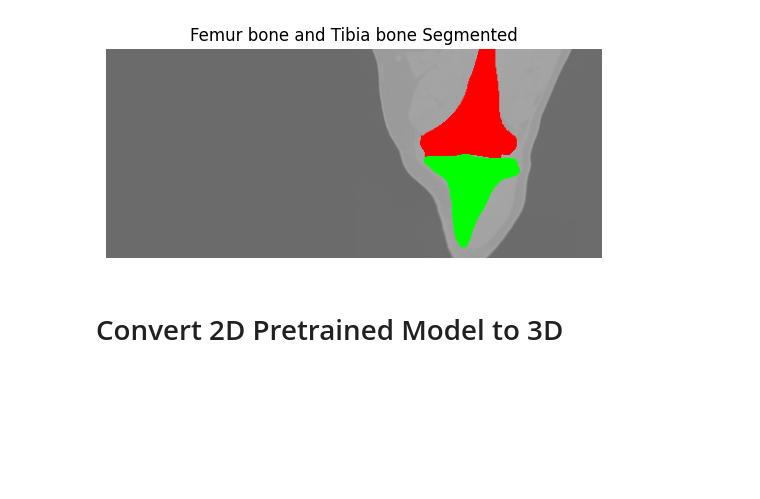
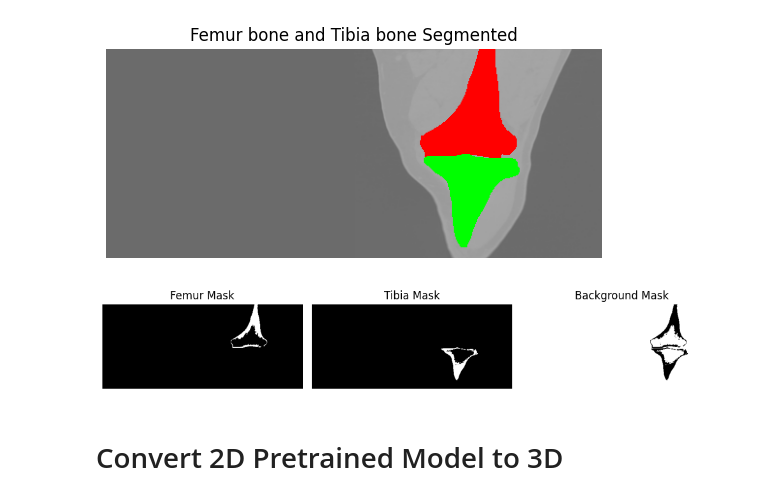
Before and after one commit to Priyanka32-gif/Feature_Extraction_Deeplearning, a Jupyter notebook: Notebook/Feature_Comparision.ipynb, the cells around one changed output. Drawn from its saved outputs; the diff is of its cells as text; code cells hidden in the pictures; blank space fills up the shorter version.

```diff
--- a/Notebook/Feature_Comparision.ipynb
+++ b/Notebook/Feature_Comparision.ipynb
@@ -85,7 +85,8 @@ class BoneSegmentationPipeline:
         self.femur_label = None
 
     def threshold_bone(self, data):
-        return (data >= self.threshold).astype(np.uint8)
+        bone_mask = (data >= self.threshold).astype(np.uint8)
+        return bone_mask
 
     def label_components(self, bone_mask):
         labeled_mask, num_features = label(bone_mask)
@@ -132,20 +133,47 @@ class BoneSegmentationPipeline:
         plt.show()
 
     def run(self, data, slice_idx=None, visualize=True):
-        bone_mask = self.threshold_bone(data)
+        bone_mask= self.threshold_bone(data)
         labeled_mask = self.label_components(bone_mask)
         tibia_mask, femur_mask = self.create_masks(labeled_mask)
         filled_tibia, filled_femur = self.dilate_and_fill_masks(tibia_mask, femur_mask)
         color_volume = self.apply_color_segmentation(data, filled_tibia, filled_femur)
         if visualize and slice_idx is not None:
             self.visualize_segmentation(color_volume, slice_idx)
-        return color_volume, filled_tibia, filled_femur
+        return color_volume, tibia_mask, femur_mask
 # %%
 slice_idx = 260  # slice where bone is mostly visible
 
 segmenter = BoneSegmentationPipeline()
-color_volume, tibia_mask, femur_mask = segmenter.run(data, slice_idx=slice_idx)
+color_volume, tibia_mask, femur_mask, background_mask = segmenter.run(data, slice_idx=slice_idx)
 # %% [output]
 Number of components detected: 526
 Tibia and Femur labels: [58 48]
 [figure]
+# %%
+# visualizing femur mask and tibia mask
+
+def visualize_femur_tibia_mask(femur_mask, tibia_mask, background_mask, title1, title2, title3):
+    # create subplots
+    plt.figure(figsize=(10, 5))
+
+    # for femur mask
+    plt.subplot(1, 3, 1)
+    plt.imshow(femur_mask[:, slice_idx, :].T, cmap='gray', origin='lower')  # at slice 260
+    plt.title(title1)
+    plt.axis('off')
+
+    # for  tibia mask
+    plt.subplot(1, 3, 2)
+    plt.imshow(tibia_mask[:, slice_idx, :].T, cmap='gray', origin='lower')  # at slice 260
+    plt.title(title2)
+    plt.axis('off')
+
+    # for background_mask
+    plt.subplot(1,3, 3)
+    plt.imshow(background_mask[:,slice_idx, :].T, cmap = 'gray', origin = 'lower') # at slice 260
+    plt.title(title3)
+    plt.axis('off')
+
+    plt.tight_layout()
+    plt.show()
@@ -152,3 +186,10 @@ Tibia and Femur labels: [58 48]
+# %%
+title1 = 'Femur Mask'
+title2 = 'Tibia Mask'
+title3 = 'Background Mask'
+visualize_femur_tibia_mask(femur_mask, tibia_mask, background_mask, title1, title2, title3)
+# %% [output]
+[figure, added]
 # %% [markdown]
 # Convert 2D Pretrained Model to 3D
 # %%
```
Also changed, not shown: parts of 13 cells of this notebook.
